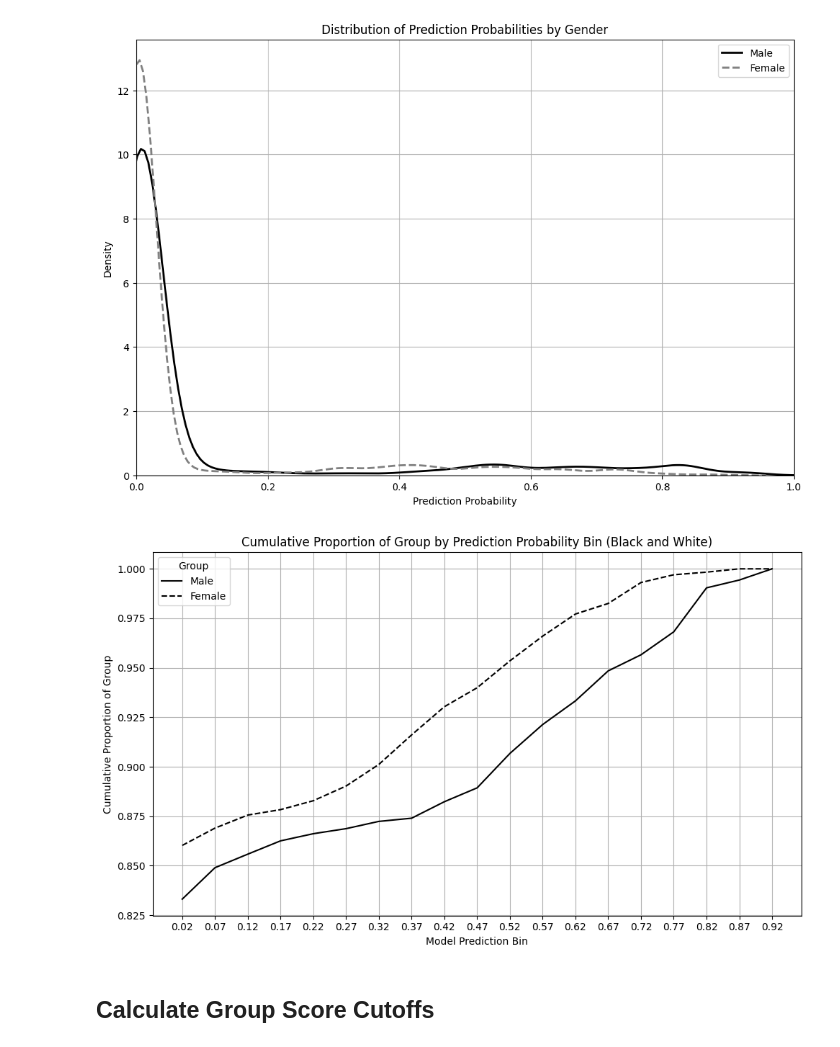
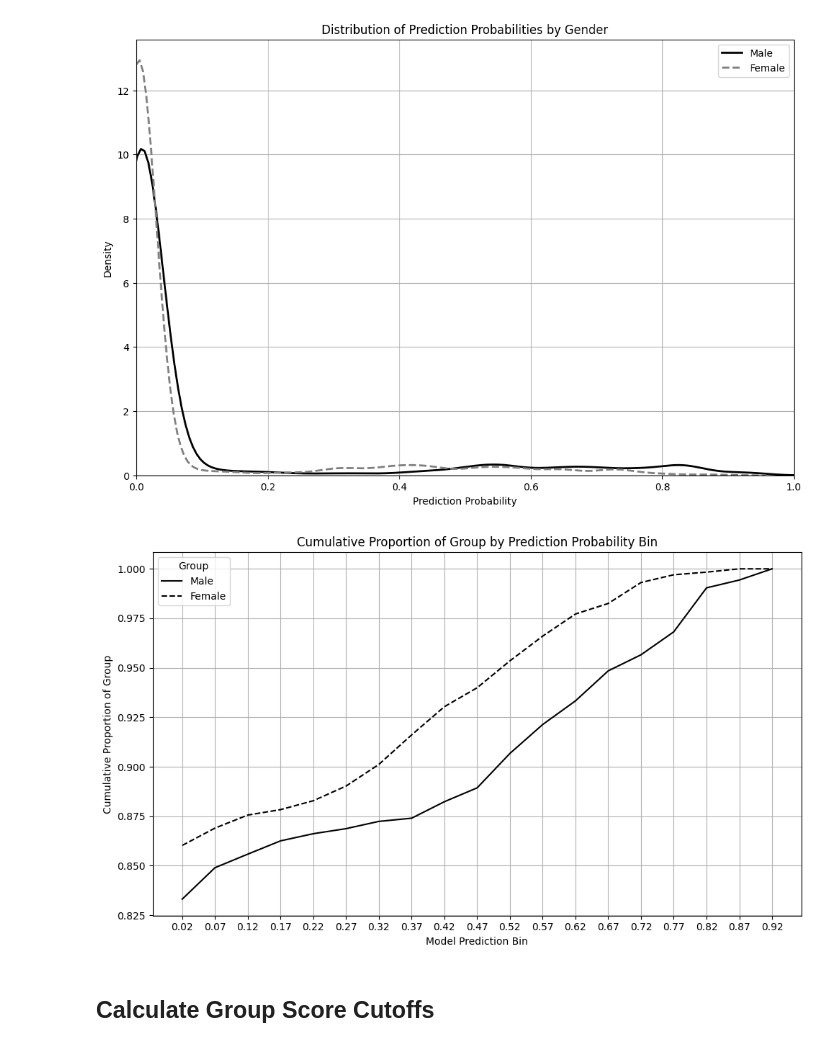
Before and after one commit to PacktPublishing/Building-Responsible-AI-with-Python, a Jupyter notebook: ch_15/Ch15_Post_Processing.ipynb, the cells around one changed output. Drawn from its saved outputs; the diff is of its cells as text; code cells hidden in the pictures.

```diff
--- a/ch_15/Ch15_Post_Processing.ipynb
+++ b/ch_15/Ch15_Post_Processing.ipynb
@@ -191,26 +191,26 @@ plt.show()
 # %%
 pred_bin = pd.cut(
     x=valid_pred_proba,
     bins=[x / 100 for x in range(0, 101, 5)],
     labels=[f'{x / 100:.2f}' for x in range(2, 101, 5)],
 )
 
 pct = valid.groupby(by=pred_bin, observed=True)[['Male', 'Female']].sum() / valid[['Male', 'Female']].sum()
 cum_pct = pct.cumsum()
 
 plt.figure(figsize=(10, 6))
 plt.plot(cum_pct.index, cum_pct['Male'], color='black', linestyle='-', label='Male')
 plt.plot(cum_pct.index, cum_pct['Female'], color='black', linestyle='--', label='Female')
 
 plt.xlabel('Model Prediction Bin')
 plt.ylabel('Cumulative Proportion of Group')
-plt.title('Cumulative Proportion of Group by Prediction Probability Bin (Black and White)')
+plt.title('Cumulative Proportion of Group by Prediction Probability Bin')
 plt.legend(title='Group')
 plt.grid(True)
 plt.tight_layout()
 plt.show()
 # %% [output]
-[figure, old version]
+[figure, new version]
 # %% [markdown]
 ## Calculate Group Score Cutoffs
 # %%
```
